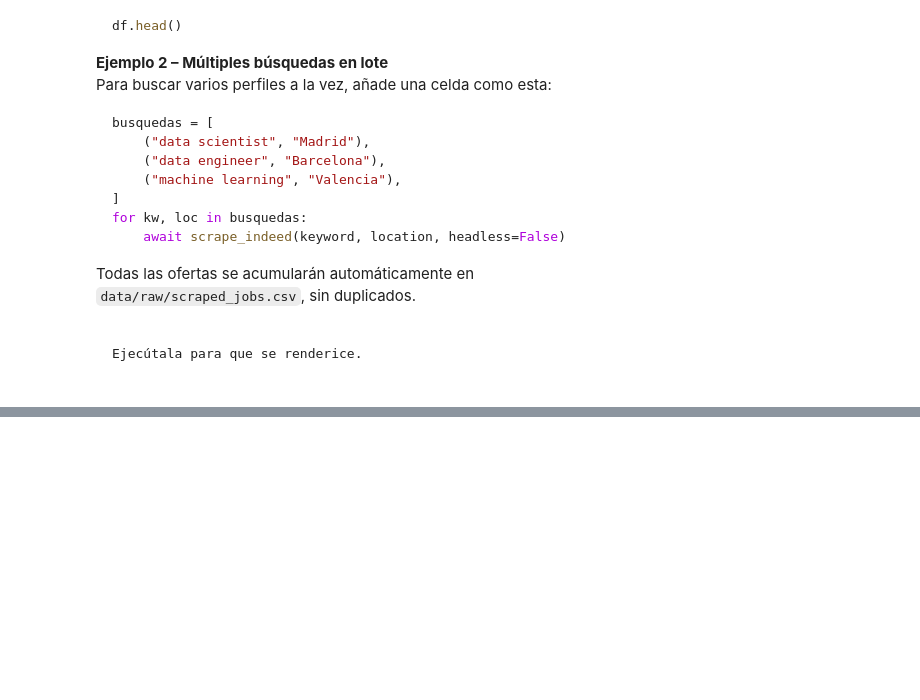
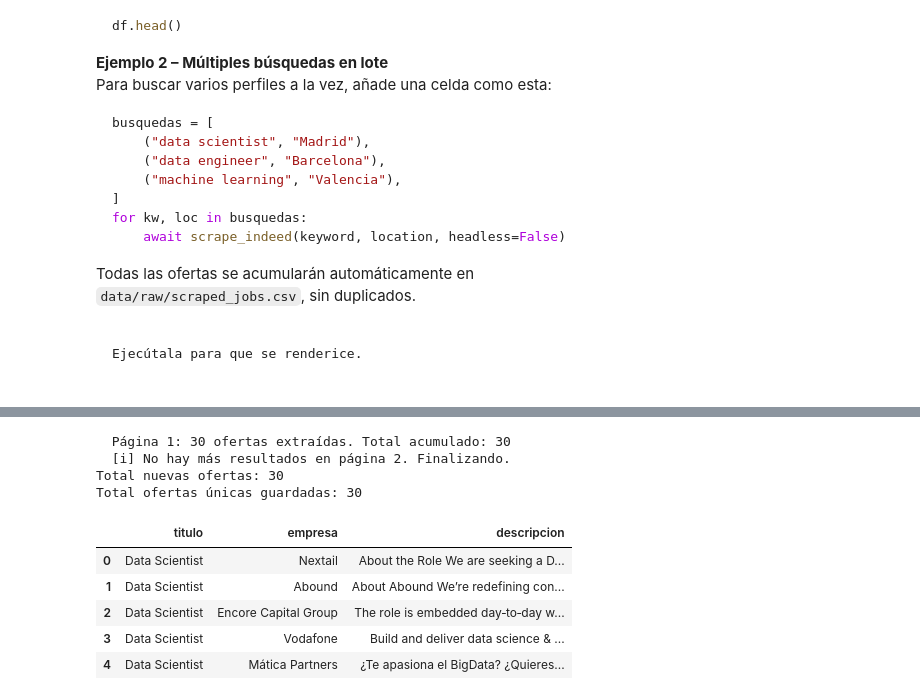
Before and after one commit to Gema-Villanueva/proyecto-eda-roles-datos, a Jupyter notebook: notebooks/01_data_collection.ipynb, the cells around one changed output, grey strips where cells are left out. Cells and saved outputs as stored; diff of their text form; code cells hidden in the pictures; blank space fills up the shorter version.

Commit message:
feat: final data collection with Adzuna API, replace Indeed scraping, add env example

```diff
--- a/notebooks/01_data_collection.ipynb
+++ b/notebooks/01_data_collection.ipynb
@@ -208,3 +416,39 @@ Total de ofertas únicas guardadas en /mnt/hdd/David/2026/Somos_F5/Bootcam_Desar
 Búsqueda de machine learning completada.
 
 Todas las búsquedas finalizadas. Los datos están en data/raw/scraped_jobs.csv
+# %%
+import requests
+
+APP_ID = "048db8ad"
+APP_KEY = "2d8003e1aeb760637f6d24e52b7bebf3"
+
+url = "https://api.adzuna.com/v1/api/jobs/es/search/1"
+params = {
+    "app_id": APP_ID,
+    "app_key": APP_KEY,
+    "what": "data scientist",
+    "where": "Madrid",
+    "content-type": "application/json"
+}
+
+resp = requests.get(url, params=params)
+print("Status:", resp.status_code)
+
+if resp.status_code == 200:
+    data = resp.json()
+    total = data.get("count", 0)
+    print(f"Total ofertas encontradas: {total}")
+    for job in data.get("results", [])[:3]:
+        print("-", job.get("title"))
+        print("  Empresa:", job.get("company", {}).get("display_name"))
+        print("  Ubicación:", job.get("location", {}).get("display_name"))
+        sal_min = job.get("salary_min")
+        sal_max = job.get("salary_max")
+        currency = job.get("salary_currency", "EUR")
+        print(f"  Salario: {sal_min} - {sal_max} {currency}")
+        desc = job.get("description", "")
+        print("  Descripción (primeros 200 chars):", desc[:200])
+        print("  URL:", job.get("redirect_url"))
+        print("---")
+else:
+    print("Error:", resp.text)
@@ -210,0 +559,14 @@ Todas las búsquedas finalizadas. Los datos están en data/raw/scraped_jobs.csv
+# %%
+df_test = scrape_adzuna("data scientist", "Madrid", max_pages=2)
+df_test[["titulo", "empresa", "descripcion"]].head()
+# %% [output]
+  Página 1: 30 ofertas extraídas. Total acumulado: 30
+  [i] No hay más resultados en página 2. Finalizando.
+Total nuevas ofertas: 30
+Total ofertas únicas guardadas: 30
+|  | titulo | empresa | descripcion |
+| 0 | Data Scientist | Nextail | About the Role We are seeking a D... |
+| 1 | Data Scientist | Abound | About Abound We’re redefining con... |
+| 2 | Data Scientist | Encore Capital Group | The role is embedded day‑to‑day w... |
+| 3 | Data Scientist | Vodafone | Build and deliver data science & ... |
+| 4 | Data Scientist | Mática Partners | ¿Te apasiona el BigData? ¿Quieres... |
```
Also changed, not shown: parts of 7 cells of this notebook, 2 other files.
